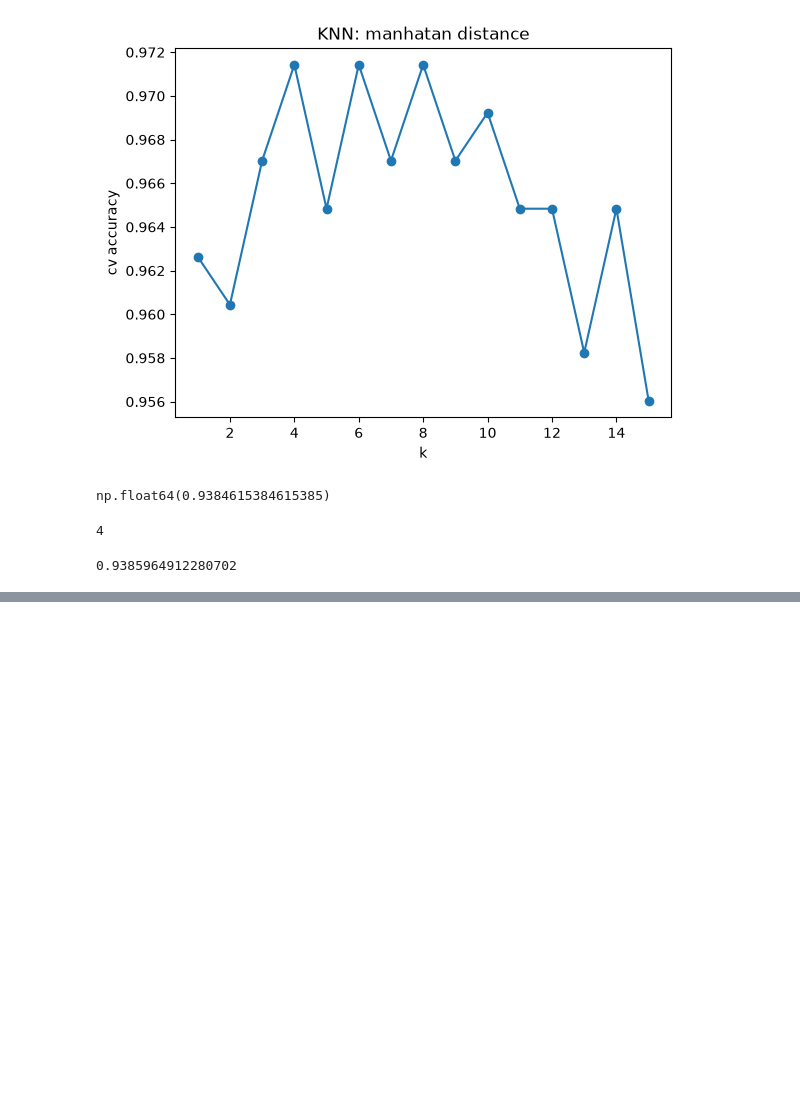
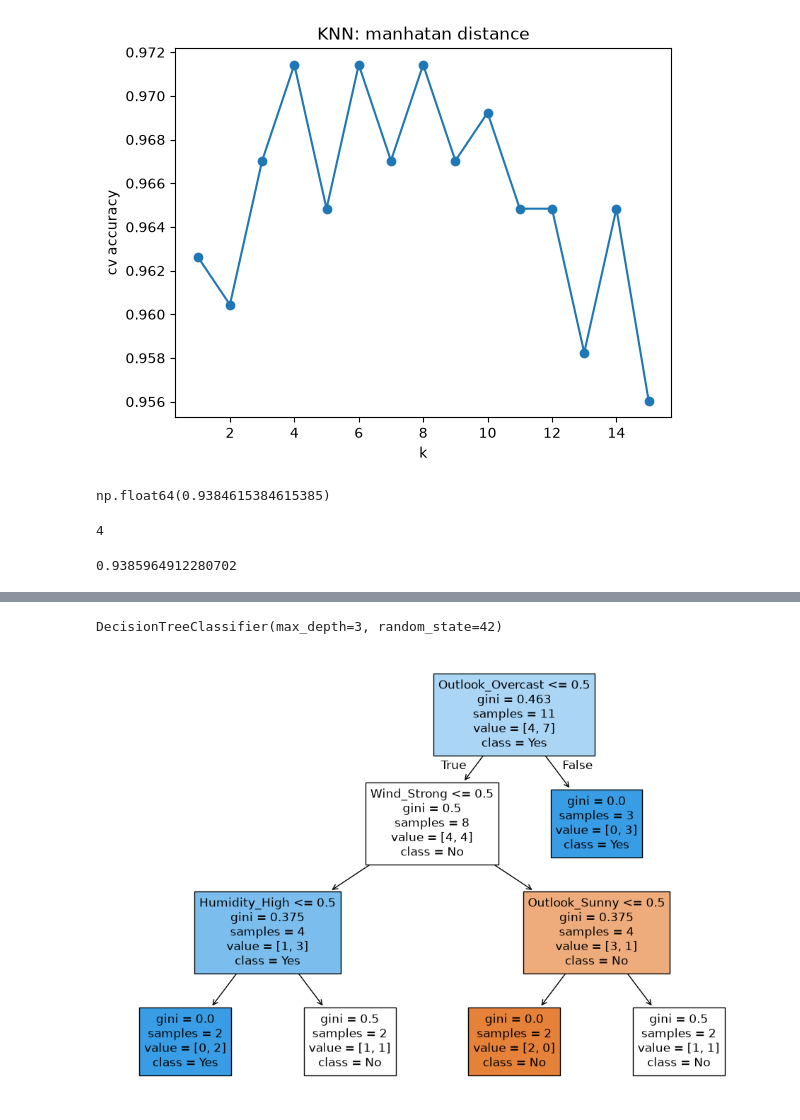
Before and after one commit to abolfazlrahmati20/machine_learning, a Jupyter notebook: week 5/logistic.ipynb, the cells around one changed output, grey strips where cells are left out. Saved outputs shown, nothing was run; the diff lists cells and outputs as text; code cells hidden in the pictures; blank space fills up the shorter version.

```diff
--- a/week 5/logistic.ipynb
+++ b/week 5/logistic.ipynb
@@ -289,0 +376,14 @@ accuracy_score(y_test,y_pred_tree)
+# %%
+import pandas as pd
+
+tennis = pd.DataFrame({
+    "Outlook":  ["Sunny", "Sunny", "Overcast", "Rain", "Rain", "Rain",
+                 "Overcast", "Sunny", "Overcast", "Rain"],
+    "Humidity": ["High", "High", "High", "High", "Normal", "Normal",
+                 "Normal", "Normal", "Normal", "High"],
+    "Wind":     ["Weak", "Strong", "Weak", "Weak", "Weak", "Strong",
+                 "Strong", "Weak", "Weak", "Strong"],
+    "Play":     ["No", "No", "Yes", "Yes", "Yes", "No",
+                 "Yes", "Yes", "Yes", "No"],
+})
+tennis
@@ -289,0 +402,3 @@ accuracy_score(y_test,y_pred_tree)
+# %%
+tennis.loc[len(tennis)]= ["Sunny", "Normal", "Strong", "Yes"]
+tennis
@@ -289,0 +418,20 @@ accuracy_score(y_test,y_pred_tree)
+# %%
+X_tennis = pd.get_dummies(tennis.drop(columns="Play"))
+y_tennis = (tennis["Play"] == "Yes").astype(int)
+# %%
+tennis_tree = DecisionTreeClassifier(max_depth=3, random_state=42)
+tennis_tree.fit(X_tennis, y_tennis)
+# %% [output]
+DecisionTreeClassifier(max_depth=3, random_state=42)
+# %%
+from sklearn.tree import plot_tree
+plt.figure(figsize=(12, 8))
+plot_tree(
+    tennis_tree,
+    feature_names=X_tennis.columns,
+    class_names=["No", "Yes"],
+    filled=True
+)
+plt.show()
+# %% [output]
+[figure, added]
```
Also changed, not shown: parts of 21 cells of this notebook.
